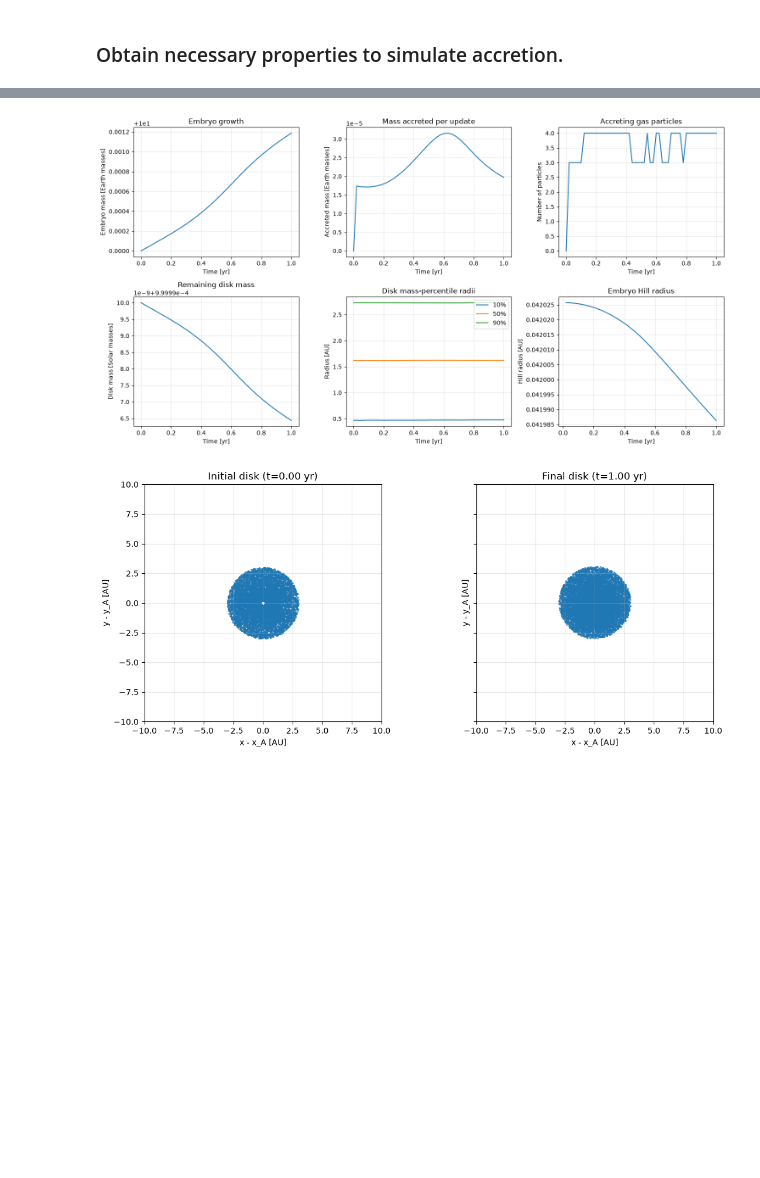
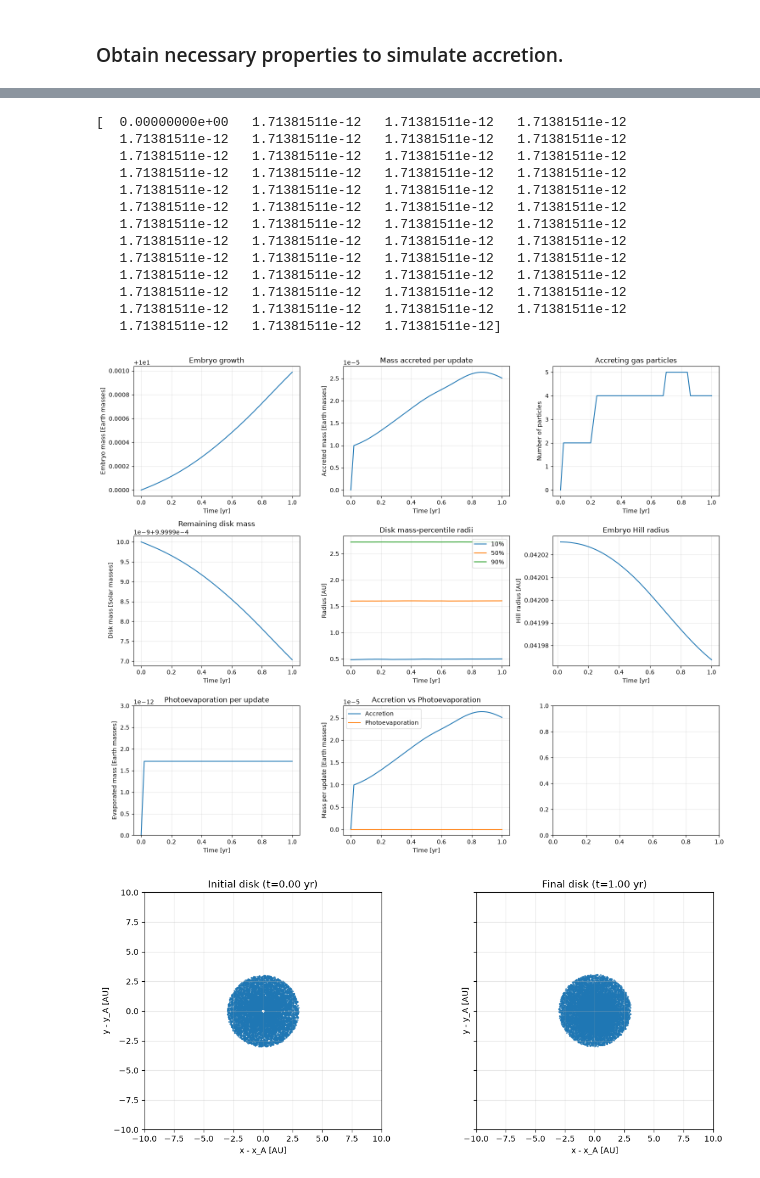
Before and after one commit to jipdebuck/alpha_C, a Jupyter notebook: notebooks/sink_particles.ipynb, the cells around one changed output, grey strips where cells are left out. Drawn from its saved outputs; the diff is of its cells as text; code cells hidden in the pictures; blank space fills up the shorter version.

Commit message:
implement FRIED based photoevaporation

```diff
--- a/notebooks/sink_particles.ipynb
+++ b/notebooks/sink_particles.ipynb
@@ -546,7 +622,7 @@ history = []
 accreted_mass_total = 0.0 | units.MEarth
 
 
-def save_record(t, acc=None):
+def save_record(t, acc=None, evap=None):
     if acc is None:
         acc = dict(
             dm=0.0,
@@ -555,6 +631,8 @@ def save_record(t, acc=None):
             kernel_au=np.nan,
             rho_kg_m3=np.nan
         )
+    if evap is None:
+        evap = 0.0 | units.MEarth
 
     m = disk_metrics()
 
@@ -567,6 +645,7 @@ def save_record(t, acc=None):
         n_gas=len(gas_state),
         n_accreted=acc['n_affected'],
         dm_accreted=acc['dm'],
+        dm_evaporated=evap.value_in(units.MEarth),
         hill_au=acc['hill_au'],
         kernel_au=acc['kernel_au'],
         rho_kg_m3=acc['rho_kg_m3'],
@@ -593,12 +672,14 @@ for j in range(1, n_outputs + 1):
         max_fraction=0.01
     )
 
+    evap_mass = photoevaporation_step(output_dt)
+
     accreted_mass_total += acc['dm'] | units.MEarth
 
     # Refresh snapshots after evolution and accretion.
     synchronize_snapshots()
 
-    save_record(target, acc)
+    save_record(target, acc, evap_mass)
 
     h = history[-1]
 
@@ -607,6 +688,7 @@ for j in range(1, n_outputs + 1):
         f"gas={h['n_gas']}, "
         f"embryo={h['embryo_mass']:.6g} Mearth, "
         f"dm={acc['dm']:.3e} Mearth, "
+        f"dm_evap={evap_mass.value_in(units.MEarth):.3e} Mearth,"
         f"donors={acc['n_affected']}, "
         f"Hill={acc['hill_au']:.3e} AU, "
         f"rho={acc['rho_kg_m3']:.3e} kg/m^3",
@@ -647,6 +729,7 @@ dm_accreted = np.array([h['dm_accreted'] for h in history])
 n_accreted = np.array([h['n_accreted'] for h in history])
 hill = np.array([h['hill_au'] for h in history])
 rho = np.array([h['rho_kg_m3'] for h in history])
+dm_evaporated = np.array([h['dm_evaporated'] for h in history])
 
 # Disk diagnostics
 mdisk = np.array([h['mdisk'] for h in history])
@@ -654,7 +737,7 @@ r10 = np.array([h['r10'] for h in history])
 r50 = np.array([h['r50'] for h in history])
 r90 = np.array([h['r90'] for h in history])
 
-fig, axes = plt.subplots(2, 3, figsize=(15, 8))
+fig, axes = plt.subplots(3, 3, figsize=(15, 12))
 
 # Embryo mass
 axes[0, 0].plot(t, embryo_mass)
@@ -668,34 +751,68 @@ axes[0, 1].set(xlabel='Time [yr]', ylabel='Accreted mass [Earth masses]',
 
 # Number of affected gas particles
 axes[0, 2].plot(t, n_accreted)
 axes[0, 2].set(xlabel='Time [yr]', ylabel='Number of particles',
                title='Accreting gas particles')
 
 # Remaining disk mass
 axes[1, 0].plot(t, mdisk)
 axes[1, 0].set(xlabel='Time [yr]', ylabel='Disk mass [Solar masses]',
                title='Remaining disk mass')
 
 # Disk radial evolution
 axes[1, 1].plot(t, r10, label='10%')
 axes[1, 1].plot(t, r50, label='50%')
 axes[1, 1].plot(t, r90, label='90%')
 axes[1, 1].set(xlabel='Time [yr]', ylabel='Radius [AU]',
                title='Disk mass-percentile radii')
 axes[1, 1].legend()
 
 # Hill radius
 axes[1, 2].plot(t, hill)
 axes[1, 2].set(xlabel='Time [yr]', ylabel='Hill radius [AU]',
                title='Embryo Hill radius')
 
+
+# Photoevaporation per update
+axes[2, 0].plot(t, dm_evaporated)
+
+axes[2, 0].set(
+    xlabel='Time [yr]', ylabel='Evaporated mass [Earth masses]',
+    title='Photoevaporation per update'
+)
+axes[2, 0].set_ylim(0, 3e-12)
+
+# Accretion vs Photoevaporation
+axes[2, 1].plot(t, dm_accreted, label='Accretion')
+axes[2, 1].plot(t, dm_evaporated, label='Photoevaporation')
+
+axes[2, 1].set(
+    xlabel='Time [yr]', ylabel='Mass per update [Earth masses]',
+    title='Accretion vs Photoevaporation'
+)
+
+axes[2, 1].legend()
+
 for ax in axes.flat:
     ax.grid(alpha=0.3)
 
 plt.tight_layout()
 plt.show()
 # %% [output]
+[  0.00000000e+00   1.71381511e-12   1.71381511e-12   1.71381511e-12
+   1.71381511e-12   1.71381511e-12   1.71381511e-12   1.71381511e-12
+   1.71381511e-12   1.71381511e-12   1.71381511e-12   1.71381511e-12
+   1.71381511e-12   1.71381511e-12   1.71381511e-12   1.71381511e-12
+   1.71381511e-12   1.71381511e-12   1.71381511e-12   1.71381511e-12
+   1.71381511e-12   1.71381511e-12   1.71381511e-12   1.71381511e-12
+   1.71381511e-12   1.71381511e-12   1.71381511e-12   1.71381511e-12
+   1.71381511e-12   1.71381511e-12   1.71381511e-12   1.71381511e-12
+   1.71381511e-12   1.71381511e-12   1.71381511e-12   1.71381511e-12
+   1.71381511e-12   1.71381511e-12   1.71381511e-12   1.71381511e-12
+   1.71381511e-12   1.71381511e-12   1.71381511e-12   1.71381511e-12
+   1.71381511e-12   1.71381511e-12   1.71381511e-12   1.71381511e-12
+   1.71381511e-12   1.71381511e-12   1.71381511e-12]
-[figure, old version]
+[figure, new version]
 # %%
 fig, axes = plt.subplots(1, 2, figsize=(12, 5), sharex=True, sharey=True)
 
```
Also changed, not shown: parts of 7 cells of this notebook, 1 other file.
